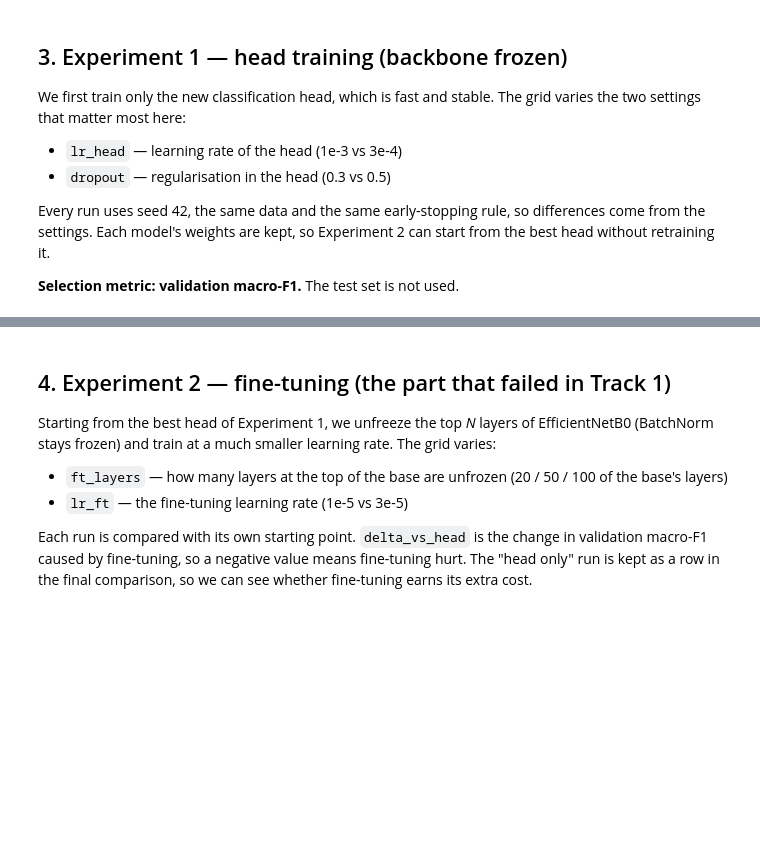
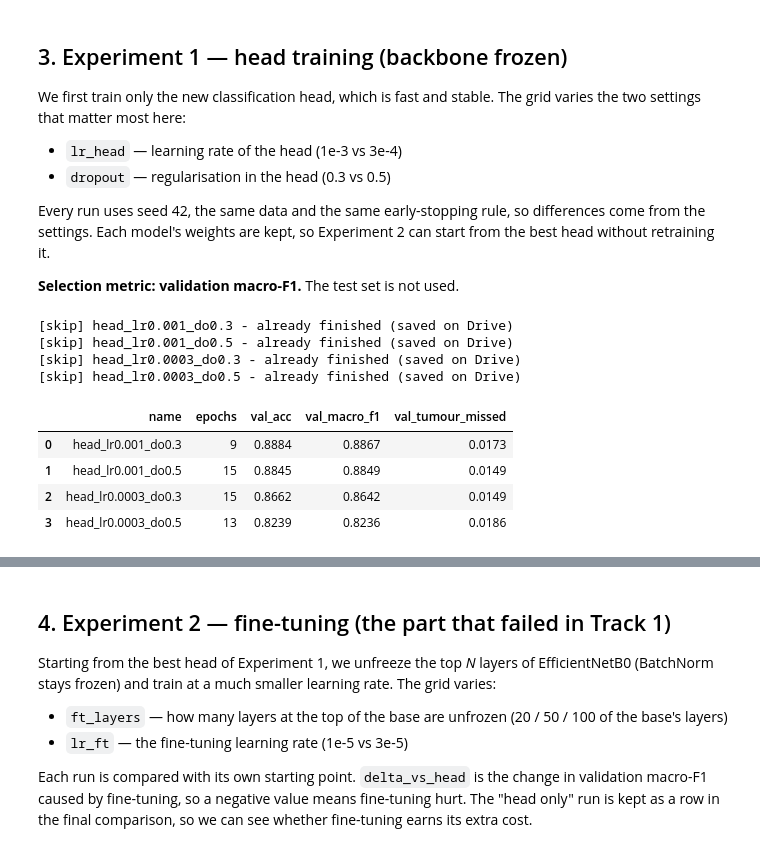
Before and after one commit to laibaamjad50/NeuroScan, a Jupyter notebook: Phase2_Track2_Laiba.ipynb, the cells around one changed output, grey strips where cells are left out. Cells and saved outputs as stored; diff of their text form; code cells hidden in the pictures; blank space fills up the shorter version.

```diff
--- a/Phase2_Track2_Laiba.ipynb
+++ b/Phase2_Track2_Laiba.ipynb
@@ -220,34 +333,51 @@ kept, so Experiment 2 can start from the best head without retraining it.
 
 **Selection metric: validation macro-F1.** The test set is not used.
 # %%
-all_runs, head_weights, head_hist = [], {}, {}
+all_runs = load_json("all_runs", [])           # every finished run so far (empty on a fresh start)
 
 def run_row(name, stage, hp, ft_layers, lr_ft, epochs, v, extra=None):
     row = dict(name=name, stage=stage, lr_head=hp["lr_head"], dropout=hp["dropout"],
                ft_layers=ft_layers, lr_ft=lr_ft, epochs=epochs,
                val_acc=v["accuracy"], val_macro_f1=v["macro_f1"],
                val_tumour_missed=v.get("tumour_missed_rate"))
     row.update(extra or {})
     return row
 
+def finished():
+    return {r["name"] for r in all_runs}
+
 for hp in HEAD_GRID:
     name = f"head_lr{hp['lr_head']:g}_do{hp['dropout']:g}"
+    if name in finished():
+        print(f"[skip] {name} - already finished (saved on Drive)")
+        continue
     print(f"\n########## {name}")
     t0 = time.time()
     keras.utils.set_random_seed(SEED)
     model, base = build_model(hp["dropout"])
-    h = fit_phase(model, ds["train"], ds["val"], hp["lr_head"], EP_HEAD)
+    h = fit_phase(model, ds["train"], ds["val"], hp["lr_head"], EP_HEAD, tag=name)
     v = score(model, ds["val"], "val")
-    head_weights[name] = model.get_weights()
-    head_hist[name] = h.history
+    save_pickle(f"headweights_{name}", model.get_weights())          # weights first ...
     all_runs.append(run_row(name, "head", hp, 0, None, len(h.history["loss"]), v,
                             dict(minutes=(time.time() - t0) / 60)))
-    print(f"-> val acc {v['accuracy']:.4f} | val macro-F1 {v['macro_f1']:.4f} | {(time.time()-t0)/60:.1f} min")
+    save_json("all_runs", all_runs)                                   # ... then the row, so a row never exists without its weights
+    print(f"-> val acc {v['accuracy']:.4f} | val macro-F1 {v['macro_f1']:.4f} | {(time.time()-t0)/60:.1f} min  [saved]")
     del model, base; gc.collect()
 
 exp1 = pd.DataFrame([r for r in all_runs if r["stage"] == "head"])
 exp1.to_csv("results/track2_exp1_head.csv", index=False)
+sync_to_drive()
 exp1[["name", "epochs", "val_acc", "val_macro_f1", "val_tumour_missed"]].round(4)
+# %% [output]
+[skip] head_lr0.001_do0.3 - already finished (saved on Drive)
+[skip] head_lr0.001_do0.5 - already finished (saved on Drive)
+[skip] head_lr0.0003_do0.3 - already finished (saved on Drive)
+[skip] head_lr0.0003_do0.5 - already finished (saved on Drive)
+|  | name | epochs | val_acc | val_macro_f1 | val_tumour_missed |
+| 0 | head_lr0.001_do0.3 | 9 | 0.8884 | 0.8867 | 0.0173 |
+| 1 | head_lr0.001_do0.5 | 15 | 0.8845 | 0.8849 | 0.0149 |
+| 2 | head_lr0.0003_do0.3 | 15 | 0.8662 | 0.8642 | 0.0149 |
+| 3 | head_lr0.0003_do0.5 | 13 | 0.8239 | 0.8236 | 0.0186 |
 # %%
 fig, ax = plt.subplots(figsize=(8, 4))
 ax.bar(exp1["name"], exp1["val_macro_f1"], color="#4C78A8")
```
Also changed, not shown: parts of 24 cells of this notebook.
